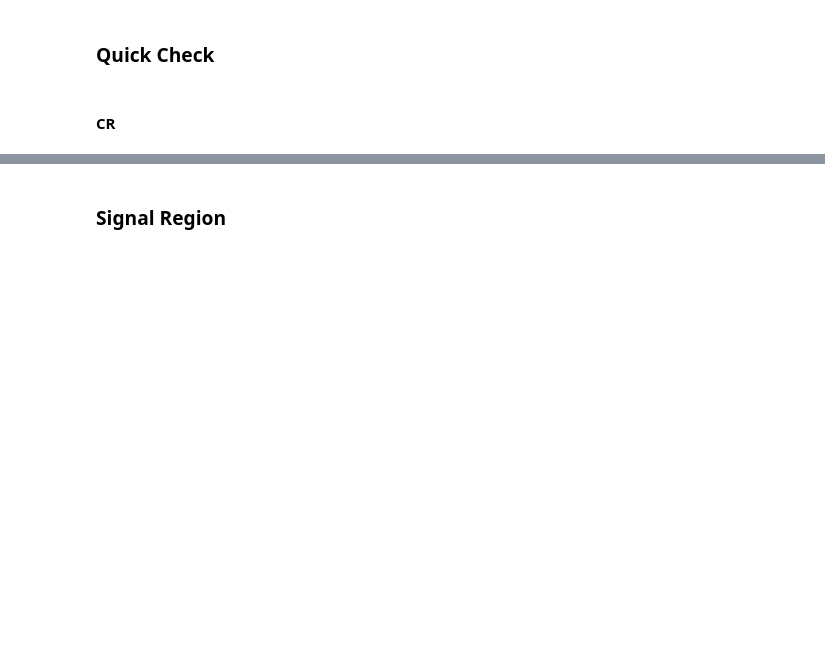
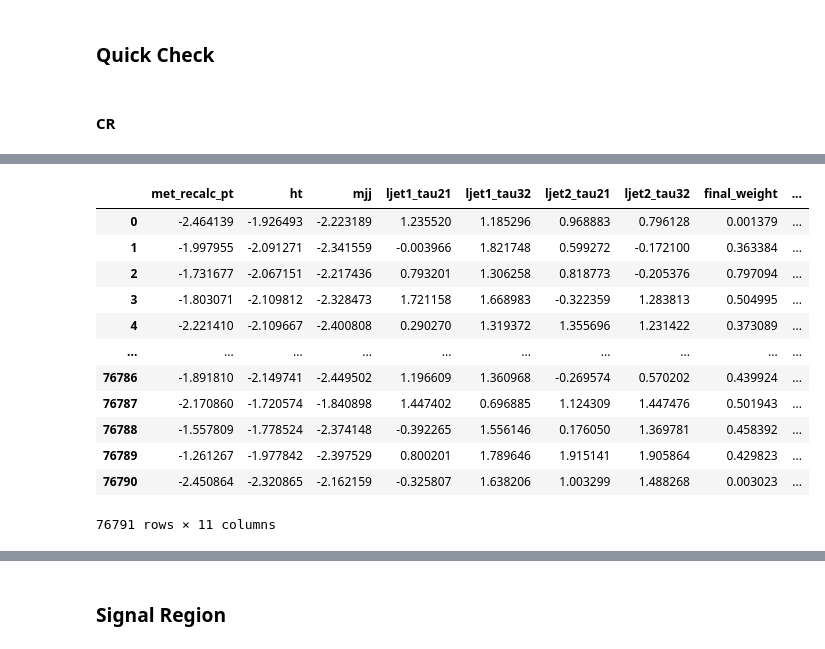
Before and after one commit to sherkaicode/OpenData, a Jupyter notebook: 3_NRAD_TRAIN_Generate_ver2.ipynb, the cells around one changed output, grey strips where cells are left out. Cells and saved outputs as stored; diff of their text form; code cells hidden in the pictures; blank space fills up the shorter version.

```diff
--- a/3_NRAD_TRAIN_Generate_ver2.ipynb
+++ b/3_NRAD_TRAIN_Generate_ver2.ipynb
@@ -389,3 +389,19 @@ MC Weights: 21982.999999999996
+# %%
+mc_test
+# %% [output]
+|  | met_recalc_pt | ht | mjj | ljet1_tau21 | ljet1_tau32 | ljet2_tau21 | ljet2_tau32 | final_weight | ... |
+| 0 | -2.464139 | -1.926493 | -2.223189 | 1.235520 | 1.185296 | 0.968883 | 0.796128 | 0.001379 | ... |
+| 1 | -1.997955 | -2.091271 | -2.341559 | -0.003966 | 1.821748 | 0.599272 | -0.172100 | 0.363384 | ... |
+| 2 | -1.731677 | -2.067151 | -2.217436 | 0.793201 | 1.306258 | 0.818773 | -0.205376 | 0.797094 | ... |
+| 3 | -1.803071 | -2.109812 | -2.328473 | 1.721158 | 1.668983 | -0.322359 | 1.283813 | 0.504995 | ... |
+| 4 | -2.221410 | -2.109667 | -2.400808 | 0.290270 | 1.319372 | 1.355696 | 1.231422 | 0.373089 | ... |
+| ... | ... | ... | ... | ... | ... | ... | ... | ... | ... |
+| 76786 | -1.891810 | -2.149741 | -2.449502 | 1.196609 | 1.360968 | -0.269574 | 0.570202 | 0.439924 | ... |
+| 76787 | -2.170860 | -1.720574 | -1.840898 | 1.447402 | 0.696885 | 1.124309 | 1.447476 | 0.501943 | ... |
+| 76788 | -1.557809 | -1.778524 | -2.374148 | -0.392265 | 1.556146 | 0.176050 | 1.369781 | 0.458392 | ... |
+| 76789 | -1.261267 | -1.977842 | -2.397529 | 0.800201 | 1.789646 | 1.915141 | 1.905864 | 0.429823 | ... |
+| 76790 | -2.450864 | -2.320865 | -2.162159 | -0.325807 | 1.638206 | 1.003299 | 1.488268 | 0.003023 | ... |
+76791 rows × 11 columns
 # %%
 pred_cond = mc_test[context_vars].values
 
```
Also changed, not shown: parts of 13 cells of this notebook.
